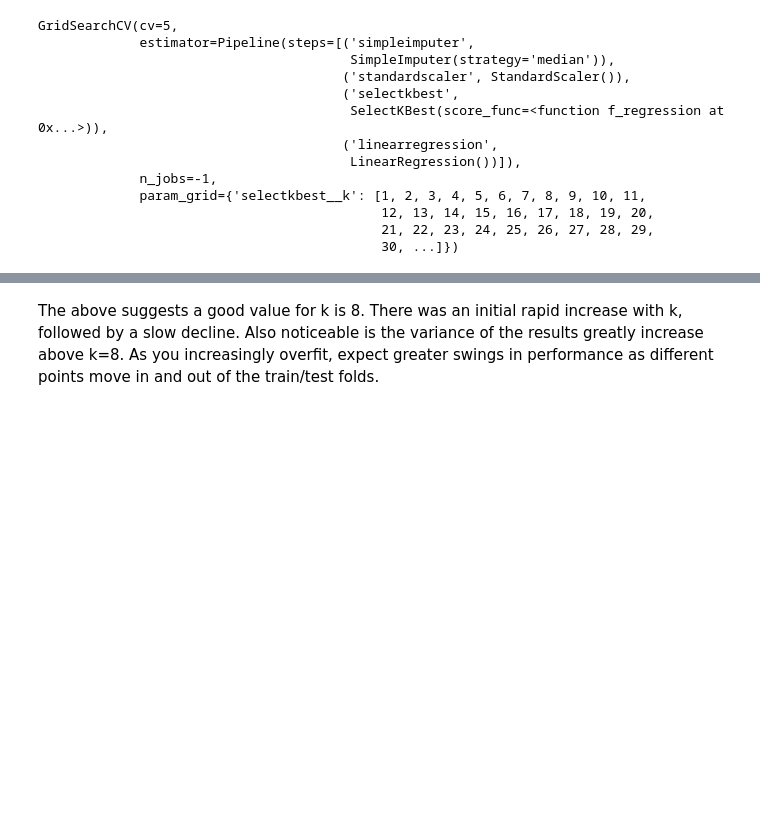
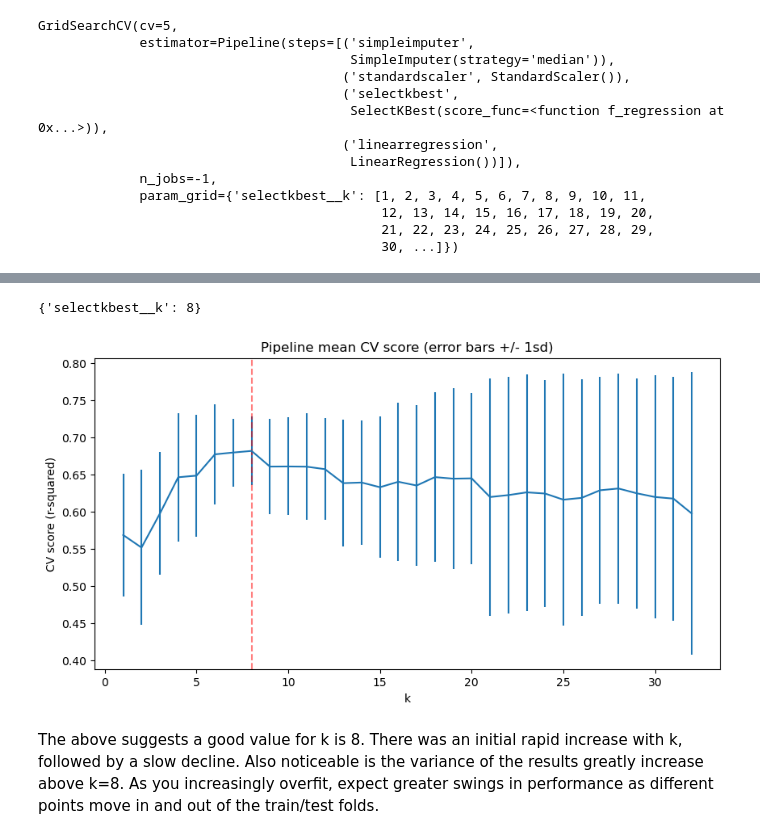
Before and after one commit to samcast1/DataScienceGuidedCapstone, a Jupyter notebook: Notebooks/04_preprocessing_and_training.ipynb, the cells around one changed output, grey strips where cells are left out. Drawn from its saved outputs; the diff is of its cells as text; code cells hidden in the pictures; blank space fills up the shorter version.

```diff
--- a/Notebooks/04_preprocessing_and_training.ipynb
+++ b/Notebooks/04_preprocessing_and_training.ipynb
@@ -728,7 +728,7 @@ Redefine your pipeline to include this feature selection step:
 pipe = make_pipeline(
     SimpleImputer(strategy='median'),
     StandardScaler(),
-    ___(___),
+    SelectKBest(score_func=f_regression),
     LinearRegression()
 )
 # %% [markdown]
@@ -868,17 +895,21 @@ cv_k = [k for k in lr_grid_cv.cv_results_['param_selectkbest__k']]
 # %%
 #Code task 19#
 #Print the `best_params_` attribute of `lr_grid_cv`
-lr_grid_cv.___
+lr_grid_cv.best_params_
+# %% [output]
+{'selectkbest__k': 8}
 # %%
 #Code task 20#
 #Assign the value of k from the above dict of `best_params_` and assign it to `best_k`
-___ = lr_grid_cv.___['selectkbest__k']
+best_k = lr_grid_cv.best_params_['selectkbest__k']
 plt.subplots(figsize=(10, 5))
 plt.errorbar(cv_k, score_mean, yerr=score_std)
 plt.axvline(x=best_k, c='r', ls='--', alpha=.5)
 plt.xlabel('k')
 plt.ylabel('CV score (r-squared)')
 plt.title('Pipeline mean CV score (error bars +/- 1sd)');
+# %% [output]
+[figure, added]
 # %% [markdown]
 The above suggests a good value for k is 8. There was an initial rapid increase with k, followed by a slow decline. Also noticeable is the variance of the results greatly increase above k=8. As you increasingly overfit, expect greater swings in performance as different points move in and out of the train/test folds.
 # %% [markdown]
```
Also changed, not shown: parts of 20 cells of this notebook.
